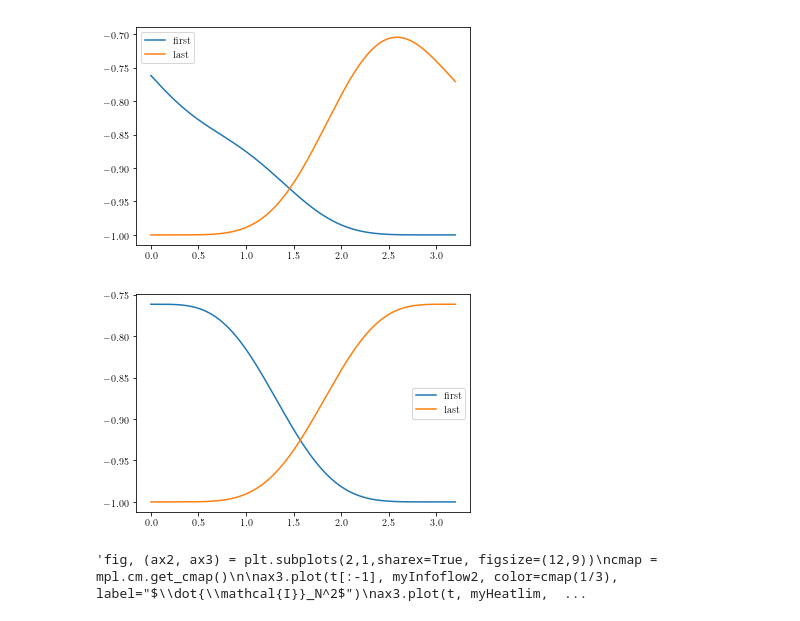
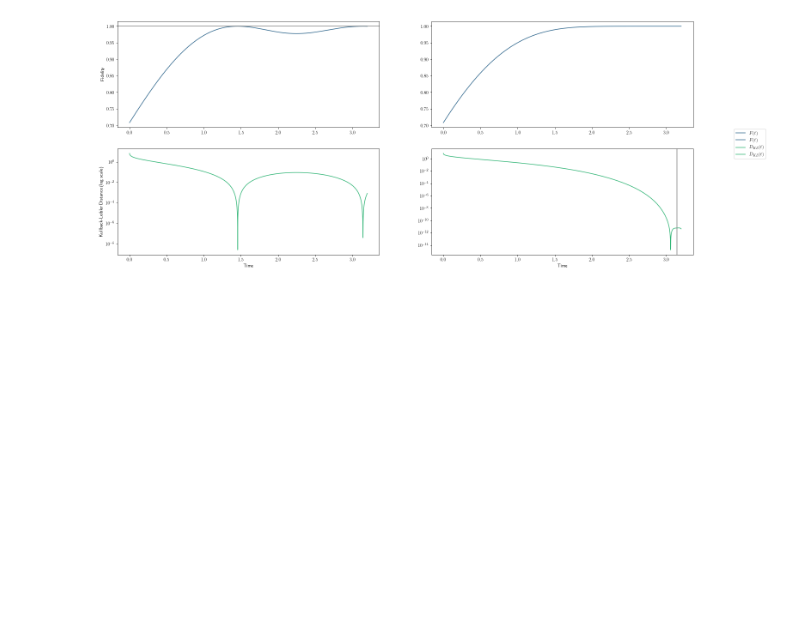
Before and after one commit to eddie0809/BachelorRepository, a Jupyter notebook: main_notebook.ipynb, the cells around one changed output. Saved outputs shown, nothing was run; the diff lists cells and outputs as text; code cells hidden in the pictures; blank space fills up the shorter version.

```diff
--- a/main_notebook.ipynb
+++ b/main_notebook.ipynb
@@ -240,35 +260,0 @@ plt.show()
-# %%
-plt.plot(t, magnet_max_first, label=r"first")
-plt.plot(t, magnet_max_last, label=r"last")
-plt.legend()
-plt.show()
-plt.plot(t, magnet_zero_first, label=r"first")
-plt.plot(t, magnet_zero_last, label=r"last")
-plt.legend()
-plt.show()
-# %% [output]
-[figure, removed]
-[figure, removed]
-# %%
-## plots
-#
-
-"""fig, (ax2, ax3) = plt.subplots(2,1,sharex=True, figsize=(12,9))
-cmap = mpl.cm.get_cmap()
-
-ax3.plot(t[:-1], myInfoflow2, color=cmap(1/3), label="$\dot{\mathcal{I}}_N^2$")
-ax3.plot(t, myHeatlim, color = cmap(2/3), label="$\dot{E}_N\pi/(3\ln^2(2))$")
-ax2.plot(t, myHeatflow, color = cmap(1), label="$\dot{\mathcal{Q}}_N$")
-ax3.set_xlabel("time")
-ax2.set_ylabel("$\dot{\mathcal{Q}}_N$")
-ax2.set_title(r"Heat flow at Qubit N, $\dot{\mathcal{Q}}_N$. The grey bar indicates its limit predicted by Pendry, 1983.")
-ax3.set_title("$\dot{\mathcal{I}}^2$ and its upper bound, $\dot{E}\pi/(3\ln^2(2))$ [Pendry, 1983], with $\\rho^0(0) = e^{-\\beta\sigma^z}/\Tr[e^{-\\beta\sigma^z}]$")
-ax2.axhline(np.pi/3 /(beta**2),color='grey')
-ax3.axhline(0,color='grey')
-ax2.axvline(np.pi,color='grey')
-ax3.axvline(np.pi,color='grey')
-fig.legend(loc=7)
-fig.tight_layout()
-fig.subplots_adjust(right=0.8)"""
-# %% [output]
-'fig, (ax2, ax3) = plt.subplots(2,1,sharex=True, figsize=(12,9))\ncmap = mpl.cm.get_cmap()\n\nax3.plot(t[:-1], myInfoflow2, color=cmap(1/3), label="$\\dot{\\mathcal{I}}_N^2$")\nax3.plot(t, myHeatlim,  ...
@@ -274,0 +295,24 @@ fig.subplots_adjust(right=0.8)"""
+# %%
+fig, ((ax, ax0), (ax1, ax2)) = plt.subplots(2,2,figsize=(24,10))
+
+
+ax.plot(t, fid_perf, label=r"$F(t)$", color=cmap(1/3))
+ax0.plot(t, fid_perf_zero, label=r"$F(t)$", color=cmap(1/3))
+ax1.plot(t, dkl_perf, label=r"$D_{KL}(t)$", color=cmap(2/3))
+ax1.set_yscale('log')
+ax1.set_xlabel(r'Time')
+ax2.plot(t, dkl_perf_zero, label=r"$D_{KL}(t)$", color=cmap(2/3))
+ax2.set_yscale('log')
+ax2.set_xlabel(r'Time')
+ax.set_ylabel(r'Fidelity')
+ax1.set_ylabel(r'Kullback-Leibler Distance (log scale)')
+#ax.set_yscale('log')
+#ax.axvline(np.pi,color='grey')
+ax2.axvline(np.pi,color='grey')
+ax.axhline(1,color='grey')
+fig.legend(loc=7)
+#fig.tight_layout()
+fig.subplots_adjust(right=0.9)
+#plt.savefig("alltheplots/j_const/fidelity.pdf")
+# %% [output]
+[figure, added]
```
Also changed, not shown: parts of 14 cells of this notebook.
